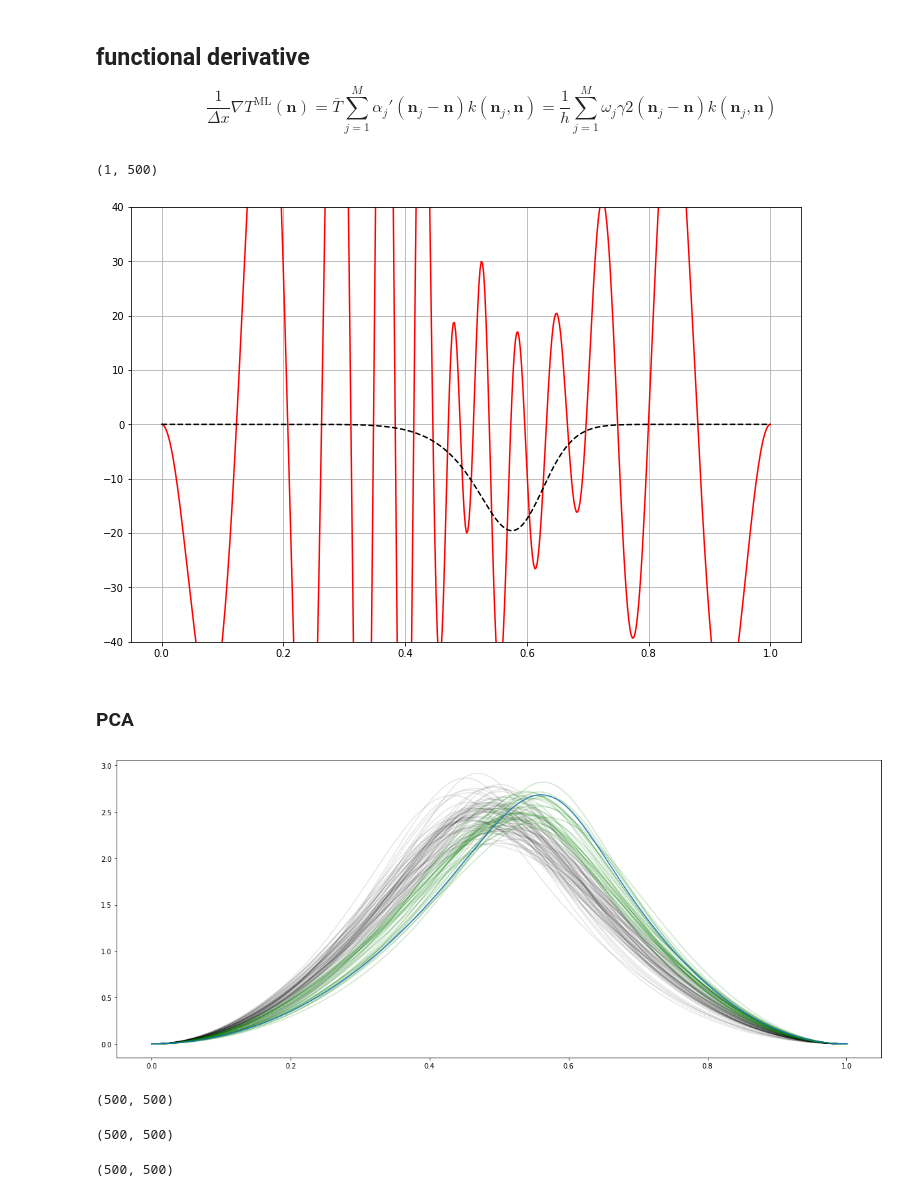
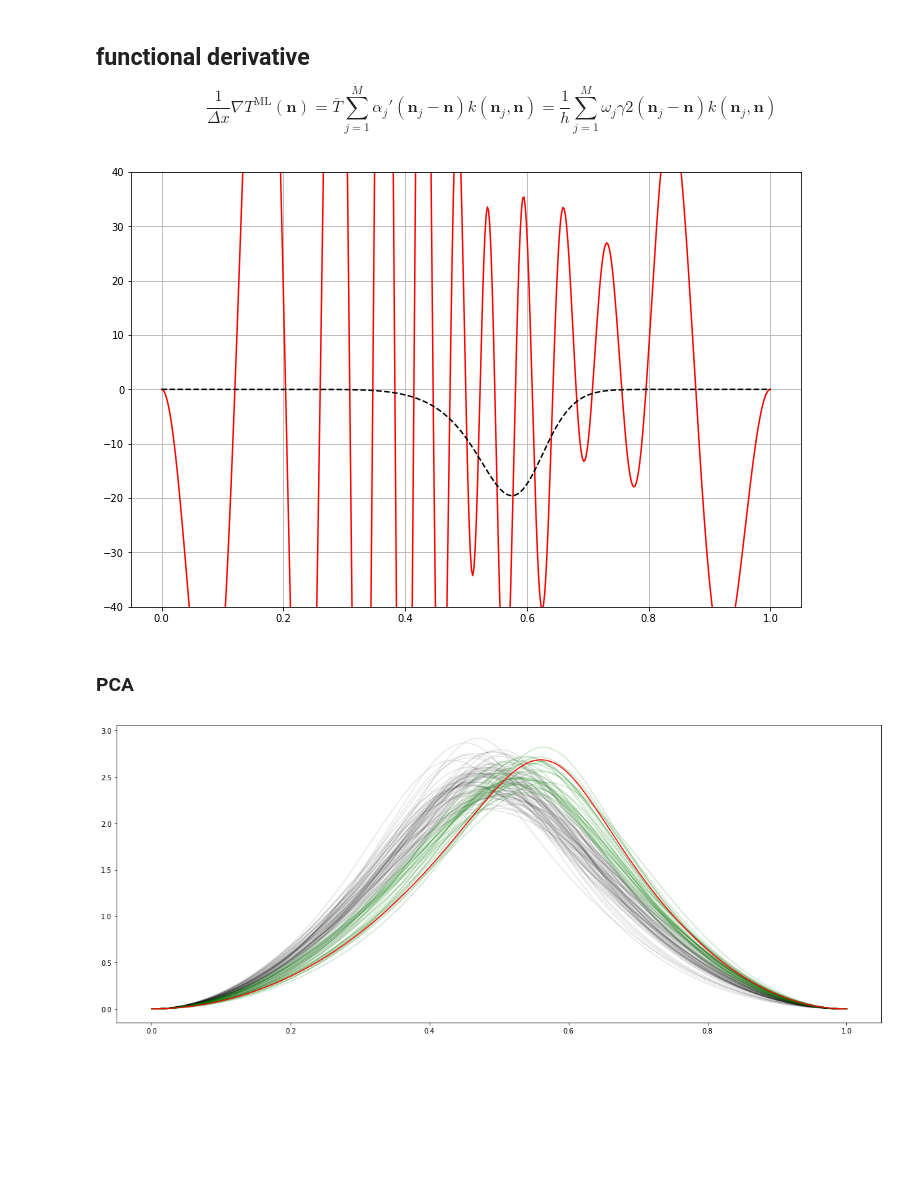
Before and after one commit to danlukic/QuantumFlow, a Jupyter notebook: notebooks/recreate/2_kernel_ridge_regession.ipynb, the cells around one changed output. Cells and saved outputs as stored; diff of their text form; code cells hidden in the pictures; blank space fills up the shorter version.

```diff
--- a/notebooks/recreate/2_kernel_ridge_regession.ipynb
+++ b/notebooks/recreate/2_kernel_ridge_regession.ipynb
@@ -90,7 +95,7 @@ $$\tilde{\alpha} = \frac{1}{\bar{T}^2} \lambda$$
 # %%
 from sklearn.kernel_ridge import KernelRidge
 
-alpha = lambda_coeff/(T_mean**2)
+alpha = lambda_coeff#/(T_mean**2)
 gamma = 1/(2*sigma**2)
 
 clf = KernelRidge(alpha=alpha, kernel='rbf', gamma=gamma)
@@ -122,6 +126,14 @@ relative error: 3.837685396178921e-05
 # %%
+import pandas as pd
+paper_weights = 10**7*pd.read_csv('../../data/paper_potentials.txt', delimiter=' ')['αj'].values
 weights = clf.dual_coef_
+
+print('Kernel Ridge: ', weights[:4], '...')
+print('Paper Weights:', paper_weights[:4], '...')
+
 plt.figure(figsize=(20, 8))
-plt.hist(weights)
+plt.hist(weights, label="weights")
 plt.title("Distribution of weights")
+plt.legend()
+plt.show()
 # %% [output]
@@ -131,37 +144,23 @@ Text(0.5, 1.0, 'Distribution of weights')
 ## functional derivative
 
 $$ \frac{1}{\Delta x} \nabla T^\text{ML}(\mathbf{n}) = \bar{T}\sum_{j=1}^{M}\alpha_j'(\mathbf{n}_j - \mathbf{n})k(\mathbf{n}_j, \mathbf{n}) = \frac{1}{h} \sum_{j=1}^{M}\omega_j \gamma 2(\mathbf{n}_j - \mathbf{n})k(\mathbf{n}_j, \mathbf{n})$$
-# %%
-def rbf_kernel(X, X_train, gamma):
-    return np.exp(-gamma*np.sum(np.square(X[:, :, np.newaxis] - np.transpose(X_train)[np.newaxis, :, :]), 1))
-
-def predict(X, X_train, weights, gamma):
-    return np.sum(weights[np.newaxis, :]*rbf_kernel(X, X_train, gamma), 1)
-
-def functional_derivative(X, X_train, weights, gamma):
-    return 1/h*np.sum(weights[np.newaxis, :]*2*gamma*(X[:, :, np.newaxis] - np.transpose(X_train)[np.newaxis, :, :])*rbf_kernel(X, X_train, gamma)[:, np.newaxis, :], 2)
 # %%
-sample_dataset = "recreate_sample"
-
-with open(os.path.join(datadir, sample_dataset, 'dataset.pkl'), 'rb') as f:
+with open(os.path.join(datadir, dataset, 'dataset_sample.pkl'), 'rb') as f:
     np_x_sample, np_potential_sample, np_wavefunction_sample, np_energies_sample, np_density_sample, np_kenergies_sample, _, G, h = unpack_dataset(N, pickle.load(f))
-# %%
-np_density_sample.shape
-# %% [output]
-(1, 500)
 # %%
 X_sample = np_density_sample
 
-f_deriv = functional_derivative(X_sample, X_train, weights, gamma)[0, :]
+f_deriv = functional_derivative(X_sample, X_train, weights, gamma, h)[0, :]
+f_deriv_paper = functional_derivative(X_sample, X_train, paper_weights, gamma, h)[0, :]
 
 plt.figure(figsize=(12, 8))
 plt.plot(np_x, f_deriv, 'r')
 plt.plot(np_x, np_potential_sample[0], '--k')
 plt.ylim([-40, 40])
 plt.grid(True)
 plt.show()
 # %% [output]
-[figure, old version]
+[figure, new version]
 # %% [markdown]
 ### PCA
 # %%
@@ -174,10 +173,10 @@ X_closest = X_train[idx[:m]]
 plt.figure(figsize=(20, 8))
 plt.plot(np_x, X_train[idx[m:]].transpose(), 'k', alpha=0.1)
 plt.plot(np_x, X_closest.transpose(), 'g', alpha=0.2)
-plt.plot(np_x, X_sample[0], 'C0')
+plt.plot(np_x, X_sample[0], 'r')
 plt.show()
 # %% [output]
-[figure, old version]
+[figure, new version]
 # %%
 l = 5
 X = X_sample - X_closest
@@ -185,20 +191,2 @@ C = np.matmul(np.transpose(X), X)/m
-# %%
-C.shape
-# %% [output]
-(500, 500)
-# %%
-eigen_vals, eigen_vecs = np.linalg.eig(C)
-eigen_vals = np.real(eigen_vals)
-eigen_vecs = np.real(eigen_vecs)
-
-eigen_vecs.shape
-# %% [output]
-(500, 500)
-# %%
-select_eigen_vecs = eigen_vecs[:, :l]
-P_ml = np.matmul(select_eigen_vecs, np.transpose(select_eigen_vecs))
-P_ml.shape
-# %% [output]
-(500, 500)
 # %%
 f_deriv_proj = np.matmul(P_ml, f_deriv)
```
Also changed, not shown: parts of 9 cells of this notebook, 3 other files.
